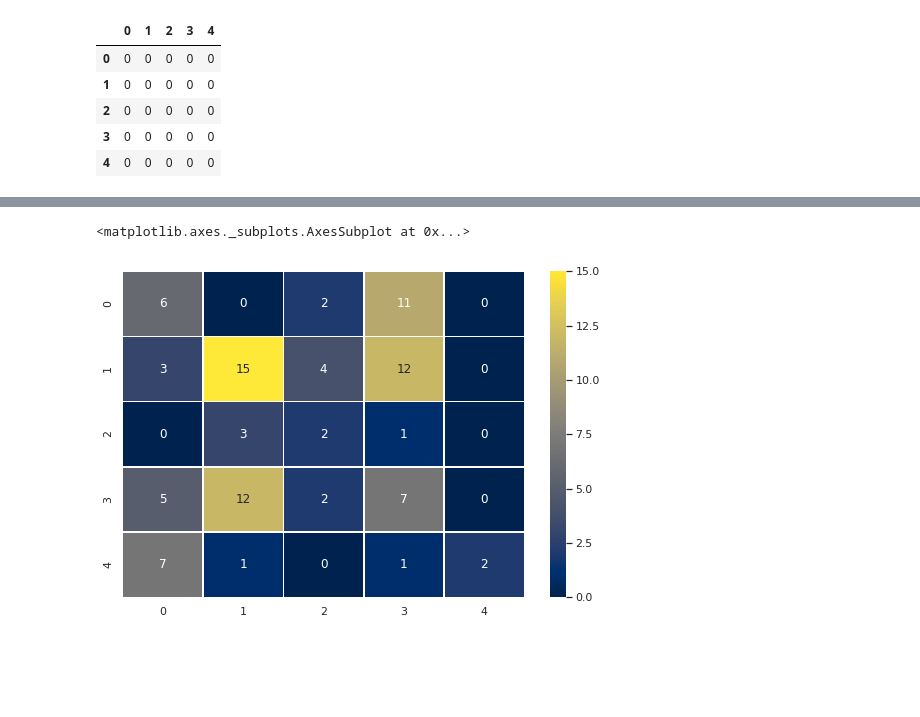
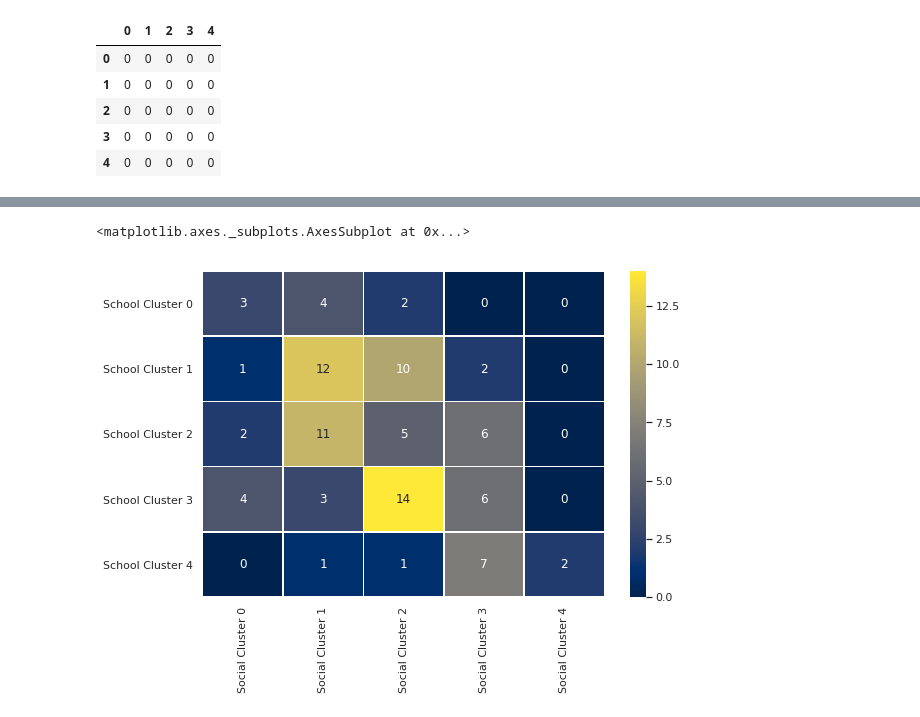
Before and after one commit to gakleine/git-hubexample, a Jupyter notebook: Sao Paulo Facilities Analysis.ipynb, the cells around one changed output, grey strips where cells are left out. Saved outputs shown, nothing was run; the diff lists cells and outputs as text; code cells hidden in the pictures; blank space fills up the shorter version.

```diff
--- a/Sao Paulo Facilities Analysis.ipynb
+++ b/Sao Paulo Facilities Analysis.ipynb
@@ -296,0 +423,21 @@ df_SchoolStatistics
+# %%
+map_clusters = folium.Map(location=[-23.528119, -46.657129], zoom_start=11)
+
+x = np.arange(5)
+ys = [i + x + (i*x)**2 for i in range(5)]
+colors_array = cm.rainbow(np.linspace(0, 1, len(ys)))
+rainbow = [colors.rgb2hex(i) for i in colors_array]
+
+markers_colors = []
+for lat, lon, poi, cluster in zip(df_SchoolsOrdered['Lat'], df_SchoolsOrdered['Long'], df_SchoolsOrdered['District Name'], df_SchoolsOrdered['School Cluster']):
+    label = folium.Popup(str(poi) + ' School Cluster ' + str(cluster), parse_html=True)
+    folium.CircleMarker(
+        [lat, lon],
+        radius=10,
+        popup=label,
+        color=rainbow[cluster-1],
+        fill=True,
+        fill_color=rainbow[cluster-1],
+        fill_opacity=0.7).add_to(map_clusters)
+
+map_clusters
@@ -297,9 +446,2 @@ df_SchoolStatistics
 # %% [markdown]
 ## Relation btween clusters
-# %%
-df_Schools.set_index('District Name', inplace = True)
-df_CensusFinal.set_index('District Name', inplace = True)
-# %%
-df_Schools['Development Cluster'] = df_CensusFinal["Cluster"]
-df_custerComp = df_Schools.drop(columns=['N of Elementary Schools','N of High Schools','N of Private Schools'])
-df_custerComp = df_Schools
@@ -308,0 +450,5 @@ df_cluster = cluster.to_frame
+# %%
+columns_name3 = ['Life Expectancy','Iliteracy Rate','School Freq. Rate','Per Capita Income','% of Elementary School Degree','% of High School Degree', '% of College Degree', '% of no income', 'Household income', 'HDI', 'Education HDI','Health HDI','Income HDI','Lat','Long','N of Elementary Schools','N of High Schools','N of Private Schools']
+df_custerComp = df_Schools.drop(columns=columns_name3)
+df_custerComp.rename(columns={'Cluster':'Development Cluster'}, inplace=True)
+df_custerComp.head()
@@ -351,7 +497,9 @@ Cluster_matrix
 # %%
 sns.set()
 f, ax = plt.subplots(figsize=(9, 6))
-sns.heatmap(Cluster_matrix, annot=True, fmt="d", linewidths=.5, ax=ax, cmap ='cividis')
+x_axis_labels = ['Social Cluster 0','Social Cluster 1','Social Cluster 2','Social Cluster 3', 'Social Cluster 4']
+y_axis_labels = ['School Cluster 0','School Cluster 1','School Cluster 2','School Cluster 3', 'School Cluster 4']
+sns.heatmap(Cluster_matrix, annot=True, fmt="d", linewidths=.5, ax=ax, xticklabels=x_axis_labels, yticklabels=y_axis_labels, cmap ='cividis')
 # %% [output]
 <matplotlib.axes._subplots.AxesSubplot at 0x...>
-[figure, old version]
+[figure, new version]
```
Also changed, not shown: parts of 68 cells of this notebook.
